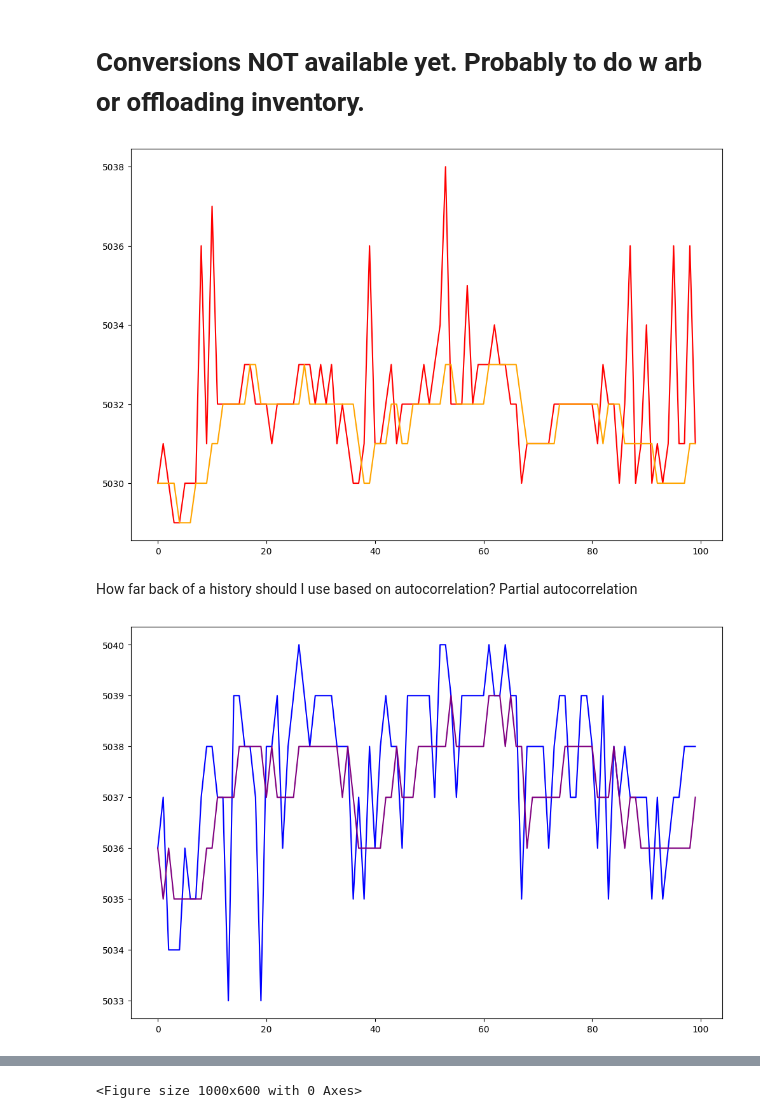
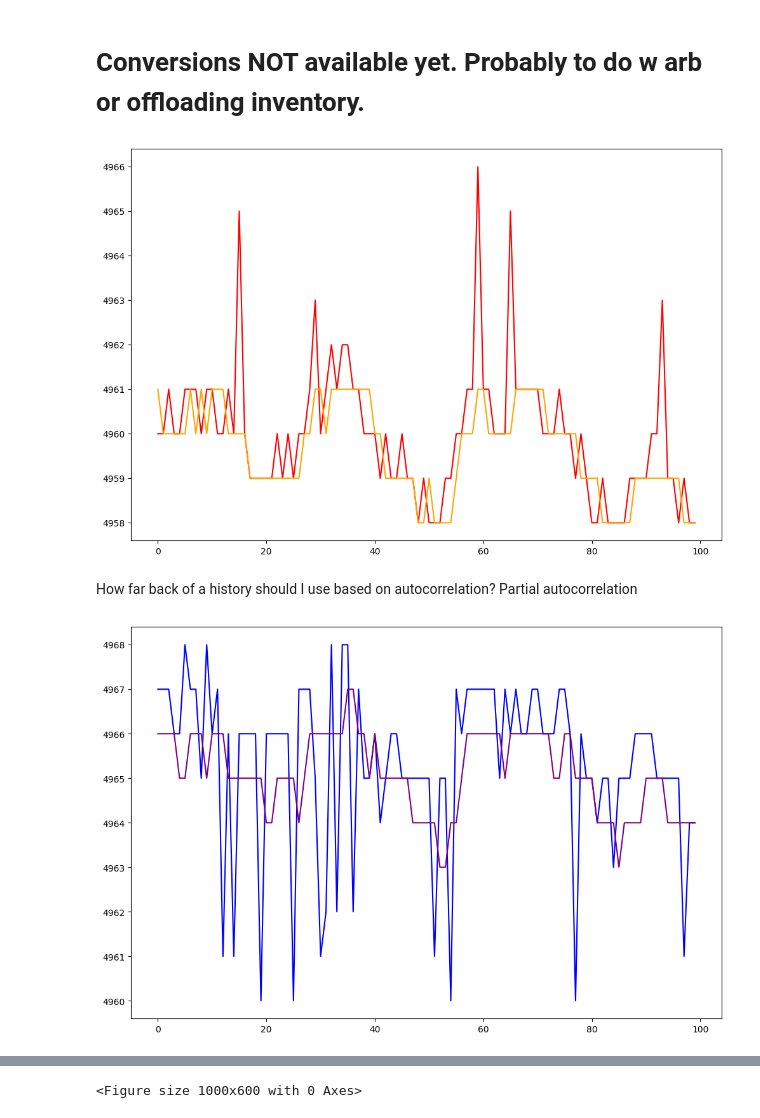
Before and after one commit to felixpoirier1/Prosperity, a Jupyter notebook: test.ipynb, the cells around one changed output, grey strips where cells are left out. Drawn from its saved outputs; the diff is of its cells as text; code cells hidden in the pictures.

```diff
--- a/test.ipynb
+++ b/test.ipynb
@@ -314,9 +314,9 @@ class Analysis:
         self.wrong_mean = y_sub[condition].mean()
         self.wrong_std = y_sub[condition].std()
 # %%
-def test_regression_models(tot_test, df_test, X_var, y_var, models_to_test=[LinearRegression(fit_intercept=False)]):
+def test_regression_models(tot_test, df_test, X_var, y_var, models_to_test=[LinearRegression(fit_intercept=True)]):
     lst_vals = []
-    size = int(len(df_test)/4)
+    size = int(len(df_test)/10)
 
     for i in range(1, tot_test+1):
         X_full = pd.DataFrame(columns=[f"lagg {j+1}" for j in range(i)])
@@ -1144,26 +1125,26 @@ plt.show()
 # %%
 weight_bid_test = test_regression_models(5, vol_weighted_df, 'weighted_bid', 'bid_price_1')
 weight_ask_test = test_regression_models(5, vol_weighted_df, 'weighted_ask', 'ask_price_1')
 
-index_weighted = 3
+index_weighted = 2
 
 bweighted_y_preds = weight_bid_test[index_weighted].y_pred.astype(int)
 bweighted_y_test = weight_bid_test[index_weighted].y_test
 
 aweighted_y_preds = weight_ask_test[index_weighted].y_pred.astype(int)
 aweighted_y_test = weight_ask_test[index_weighted].y_test
 
 mweighted_y_preds = (aweighted_y_preds+bweighted_y_preds)/2
 mweighted_y_test = (aweighted_y_test+bweighted_y_test)/2
 
 plt.figure(figsize=(12, 8))
 shift = 0
 r=100
 plt.plot(np.arange(len(bweighted_y_test[shift:r+shift])), bweighted_y_test[shift:r+shift], color='red')
 plt.plot(np.arange(len(bweighted_y_preds[shift:r+shift])), bweighted_y_preds[shift:r+shift], color='orange')
 plt.show()
 # %% [output]
-[figure, old version]
+[figure, new version]
 # %% [markdown]
 How far back of a history should I use based on autocorrelation? Partial autocorrelation
 # %%
@@ -1172,7 +1153,7 @@ plt.plot(np.arange(len(aweighted_y_test[shift:r+shift])), aweighted_y_test[shift
 plt.plot(np.arange(len(aweighted_y_preds[shift:r+shift])), aweighted_y_preds[shift:r+shift], color='purple')
 plt.show()
 # %% [output]
-[figure, old version]
+[figure, new version]
 # %%
 plt.figure(figsize=(12, 8))
 plt.plot(np.arange(len(mweighted_y_test[shift:r+shift])), mweighted_y_test[shift:r+shift], color='green')
```
Also changed, not shown: parts of 32 cells of this notebook, 3 other files.
